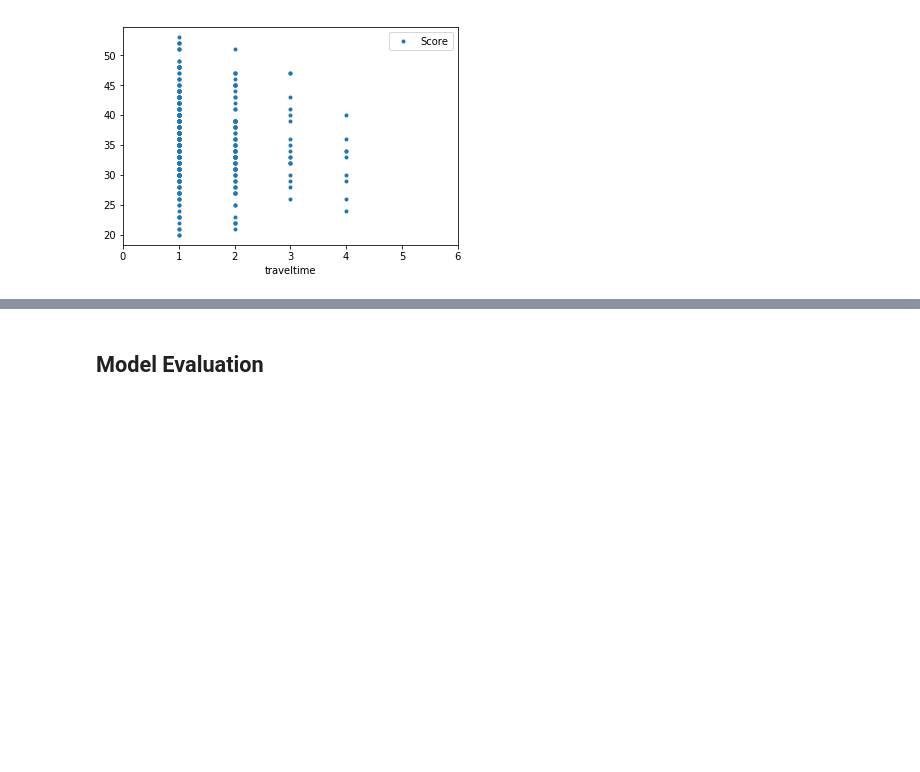
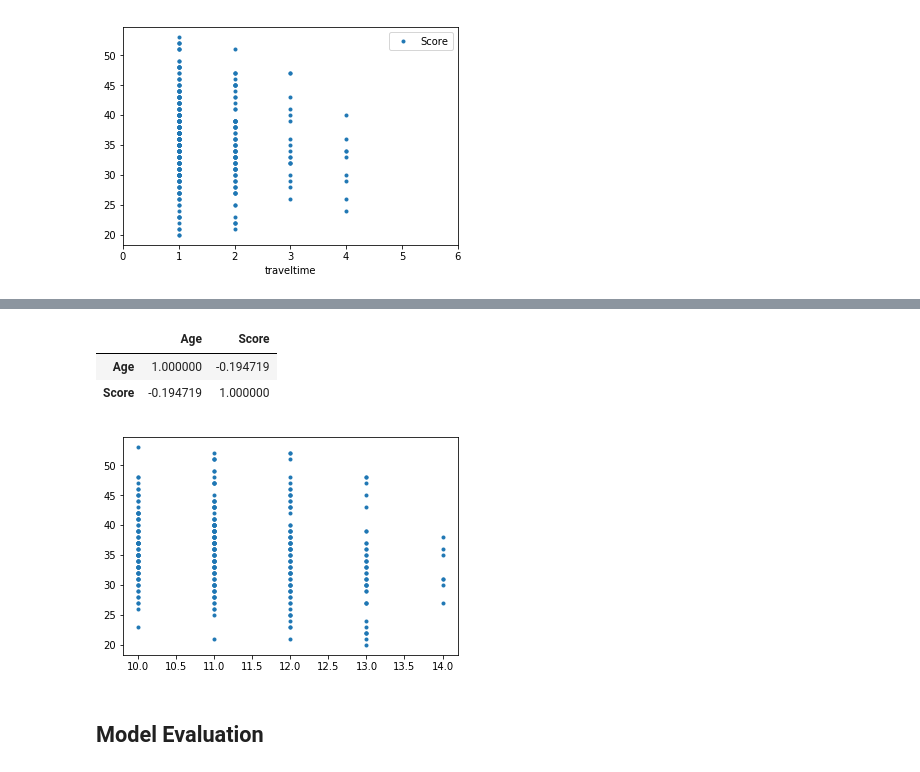
Before and after one commit to Mogbo/Student-score-prediction, a Jupyter notebook: Competition.ipynb, the cells around one changed output, grey strips where cells are left out. Saved outputs shown, nothing was run; the diff lists cells and outputs as text; code cells hidden in the pictures; blank space fills up the shorter version.

```diff
--- a/Competition.ipynb
+++ b/Competition.ipynb
@@ -244,3 +306,11 @@ left=2.0, right=2.0
+# %%
+plt.plot(data_cleaned['Age'], data_cleaned['Score'], marker='.', linestyle='none')
+data_cleaned[['Age', 'Score']].corr()
+# %% [output]
+|  | Age | Score |
+| Age | 1.000000 | -0.194719 |
+| Score | -0.194719 | 1.000000 |
+[figure, added]
 # %% [markdown]
 ## Model Evaluation
 # %%
```
Also changed, not shown: parts of 8 cells of this notebook.
